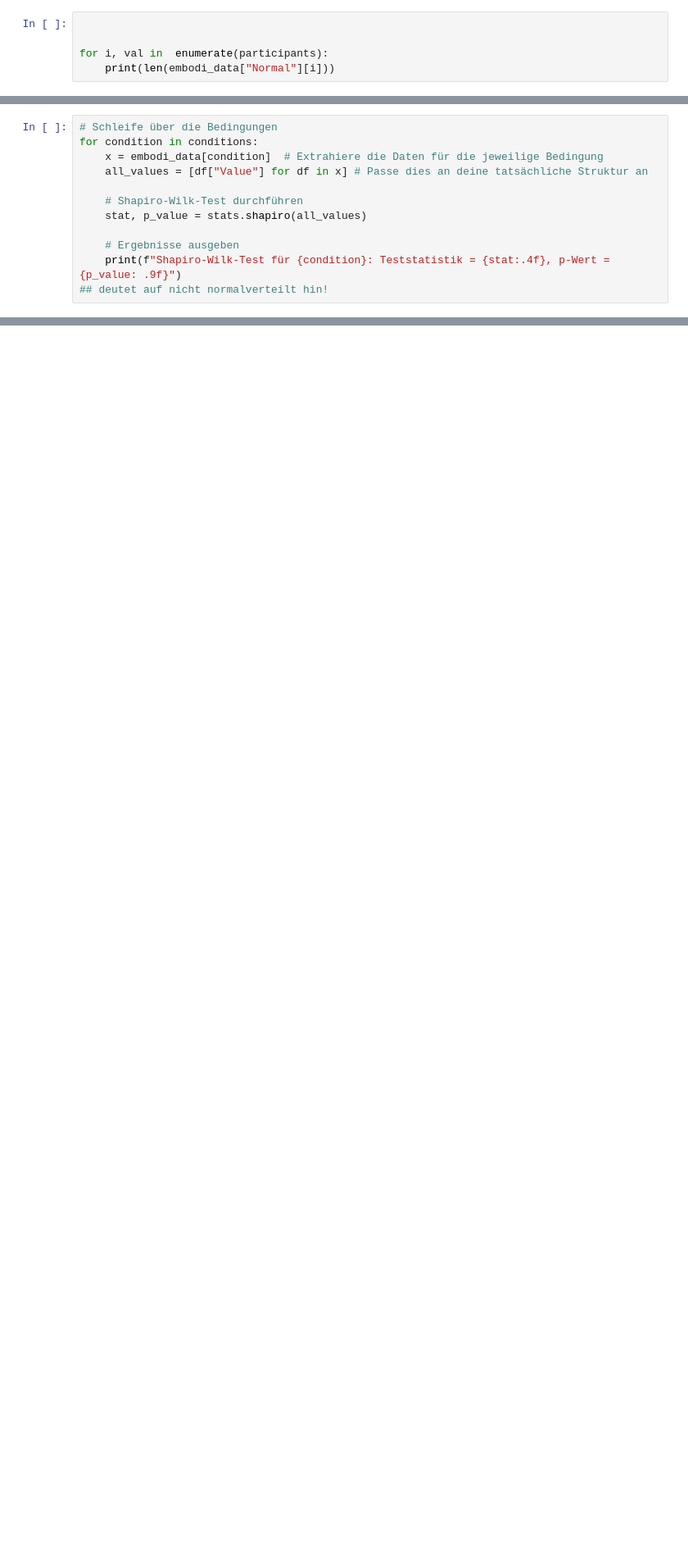
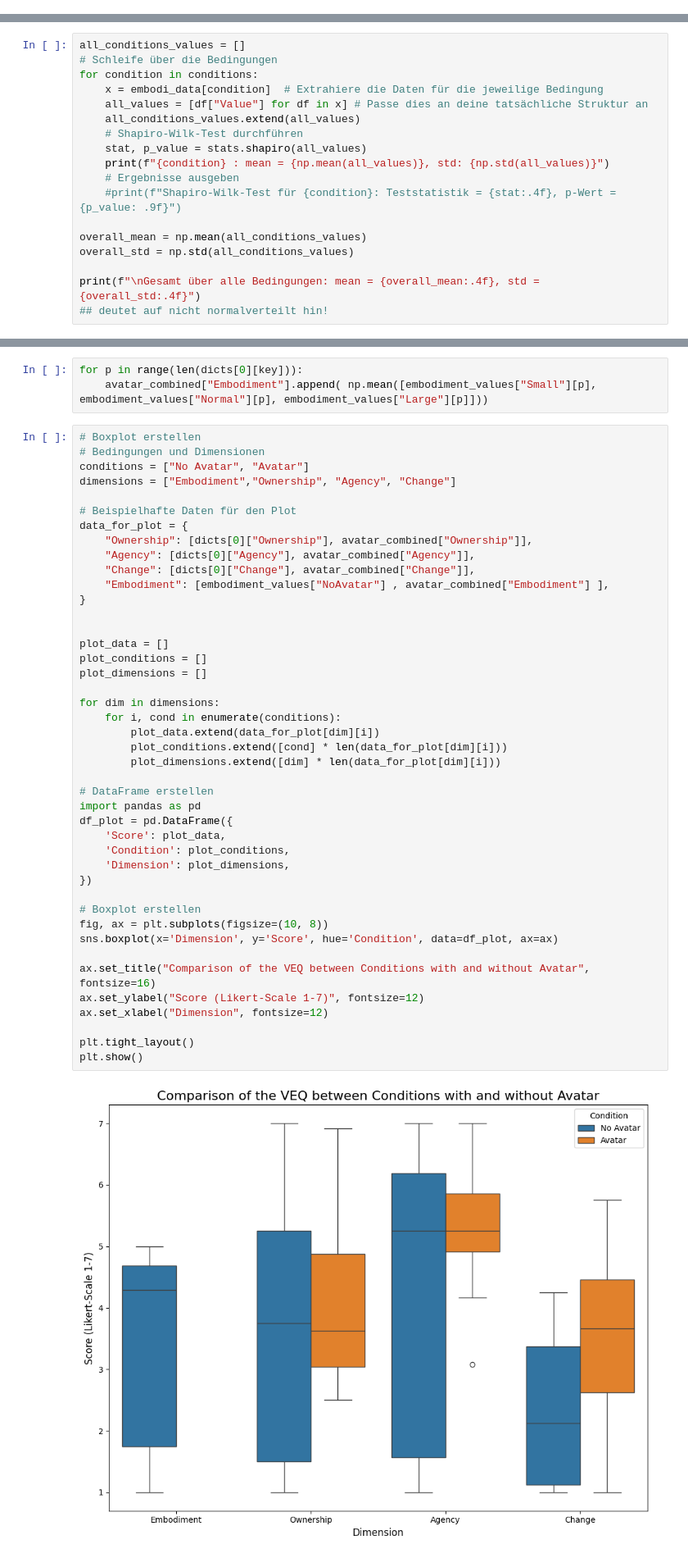
Before and after one commit to Gregor1597/Master_Thesis, a Jupyter notebook: Analysis/MainQuestionaire.ipynb, the cells around one changed output, grey strips where cells are left out. Shown at 82% size. Cells and saved outputs as stored; diff of their text form; blank space fills up the shorter version.

```diff
--- a/Analysis/MainQuestionaire.ipynb
+++ b/Analysis/MainQuestionaire.ipynb
@@ -57,8 +58,3 @@ for c in conditions:
              d = pd.read_csv(computer +"/data/" + p + c + ".csv", names= ["Question", "Value"])
              temp.append(d)
     embodi_data[c] = temp
-# %%
-
-
-for i, val in  enumerate(participants):
-    print(len(embodi_data["Normal"][i]))
@@ -109,13 +128,19 @@ keys = small.keys()
 # %%
+all_conditions_values = []
 # Schleife über die Bedingungen
 for condition in conditions:
     x = embodi_data[condition]  # Extrahiere die Daten für die jeweilige Bedingung
     all_values = [df["Value"] for df in x] # Passe dies an deine tatsächliche Struktur an
-
+    all_conditions_values.extend(all_values)
     # Shapiro-Wilk-Test durchführen
     stat, p_value = stats.shapiro(all_values)
+    print(f"{condition} : mean = {np.mean(all_values)}, std: {np.std(all_values)}")
+    # Ergebnisse ausgeben
+    #print(f"Shapiro-Wilk-Test für {condition}: Teststatistik = {stat:.4f}, p-Wert = {p_value: .9f}")
 
-    # Ergebnisse ausgeben
-    print(f"Shapiro-Wilk-Test für {condition}: Teststatistik = {stat:.4f}, p-Wert = {p_value: .9f}")
+overall_mean = np.mean(all_conditions_values)
+overall_std = np.std(all_conditions_values)
+
+print(f"\nGesamt über alle Bedingungen: mean = {overall_mean:.4f}, std = {overall_std:.4f}")
 ## deutet auf nicht normalverteilt hin!
 # %% [output]
@@ -242,3 +280,51 @@ plt.show()
+# %%
+for p in range(len(dicts[0][key])):
+    avatar_combined["Embodiment"].append( np.mean([embodiment_values["Small"][p], embodiment_values["Normal"][p], embodiment_values["Large"][p]]))
+# %%
+# Boxplot erstellen
+# Bedingungen und Dimensionen
+conditions = ["No Avatar", "Avatar"]
+dimensions = ["Embodiment","Ownership", "Agency", "Change"]
+
+# Beispielhafte Daten für den Plot
+data_for_plot = {
+    "Ownership": [dicts[0]["Ownership"], avatar_combined["Ownership"]],
+    "Agency": [dicts[0]["Agency"], avatar_combined["Agency"]],
+    "Change": [dicts[0]["Change"], avatar_combined["Change"]],
+    "Embodiment": [embodiment_values["NoAvatar"] , avatar_combined["Embodiment"] ],
+}
+
+
+plot_data = []
+plot_conditions = []
+plot_dimensions = []
+
+for dim in dimensions:
+    for i, cond in enumerate(conditions):
+        plot_data.extend(data_for_plot[dim][i])
+        plot_conditions.extend([cond] * len(data_for_plot[dim][i]))
+        plot_dimensions.extend([dim] * len(data_for_plot[dim][i]))
+
+# DataFrame erstellen
+import pandas as pd
+df_plot = pd.DataFrame({
+    'Score': plot_data,
+    'Condition': plot_conditions,
+    'Dimension': plot_dimensions,
+})
+
+# Boxplot erstellen
+fig, ax = plt.subplots(figsize=(10, 8))
+sns.boxplot(x='Dimension', y='Score', hue='Condition', data=df_plot, ax=ax)
+
+ax.set_title("Comparison of the VEQ between Conditions with and without Avatar", fontsize=16)
+ax.set_ylabel("Score (Likert-Scale 1-7)", fontsize=12)
+ax.set_xlabel("Dimension", fontsize=12)
+
+plt.tight_layout()
+plt.show()
+# %% [output]
+[figure, added]
 # %%
 values_list = []
 
```
Also changed, not shown: parts of 26 cells of this notebook, 3 other files.
